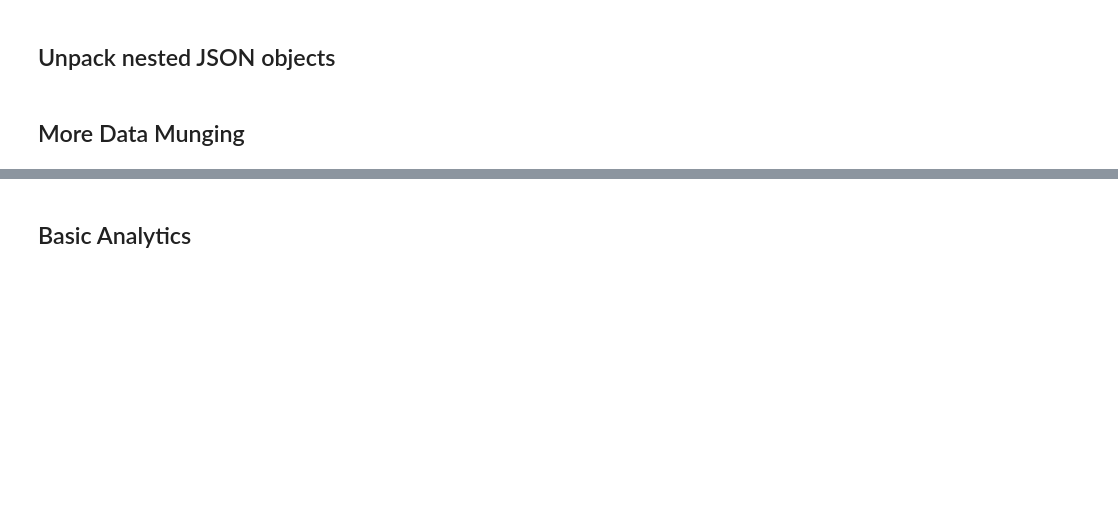
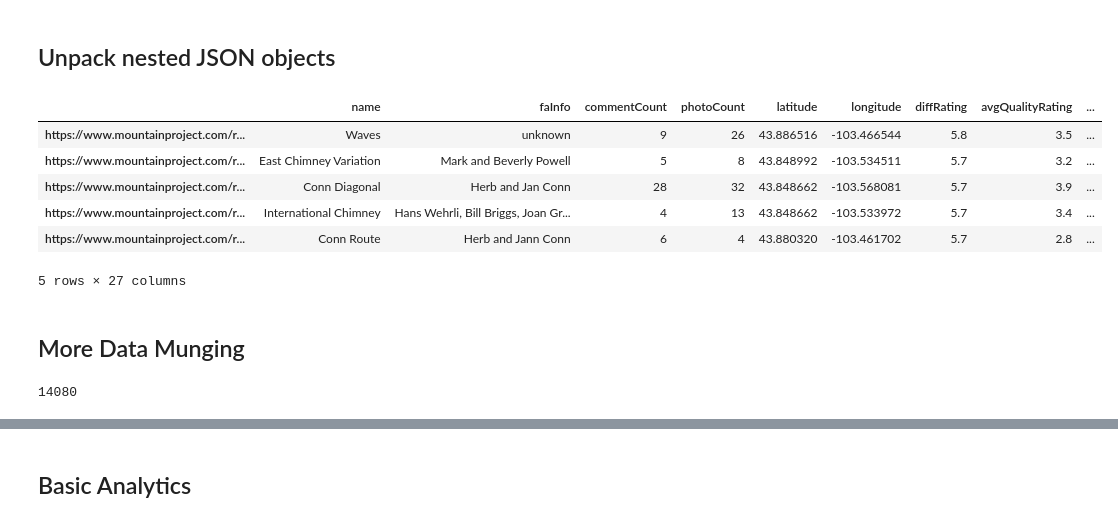
Before and after one commit to jonoulton/MountainProject-DataScience, a Jupyter notebook: Jupyter Notebooks/preliminary_analysis.ipynb, the cells around one changed output, grey strips where cells are left out. Saved outputs shown, nothing was run; the diff lists cells and outputs as text; code cells hidden in the pictures; blank space fills up the shorter version.

```diff
--- a/Jupyter Notebooks/preliminary_analysis.ipynb
+++ b/Jupyter Notebooks/preliminary_analysis.ipynb
@@ -122,6 +122,16 @@ for item in range(len(routes)):
 
 # DROP THE SUPERFULOUS COLUMNS
 routes.drop(columns=['pageType', 'urls', 'location', 'grade', 'votes', 'description', 'length', 'pageData', 'textFields', 'breadcrumb'], inplace=True)
+# %%
+routes.head(5)
+# %% [output]
+|  | name | faInfo | commentCount | photoCount | latitude | longitude | diffRating | avgQualityRating | ... |
+| https://www.mountainproject.com/r... | Waves | unknown | 9 | 26 | 43.886516 | -103.466544 | 5.8 | 3.5 | ... |
+| https://www.mountainproject.com/r... | East Chimney Variation | Mark and Beverly Powell | 5 | 8 | 43.848992 | -103.534511 | 5.7 | 3.2 | ... |
+| https://www.mountainproject.com/r... | Conn Diagonal | Herb and Jan Conn | 28 | 32 | 43.848662 | -103.568081 | 5.7 | 3.9 | ... |
+| https://www.mountainproject.com/r... | International Chimney | Hans Wehrli, Bill Briggs, Joan Gr... | 4 | 13 | 43.848662 | -103.533972 | 5.7 | 3.4 | ... |
+| https://www.mountainproject.com/r... | Conn Route | Herb and Jann Conn | 6 | 4 | 43.880320 | -103.461702 | 5.7 | 2.8 | ... |
+5 rows × 27 columns
 # %% [markdown]
 ## More Data Munging
 # %%
@@ -175,0 +183,4 @@ routes = routes.dropna()
+# %%
+len(routes)
+# %% [output]
+14080
```
Also changed, not shown: parts of 3 cells of this notebook, 10 other files.
